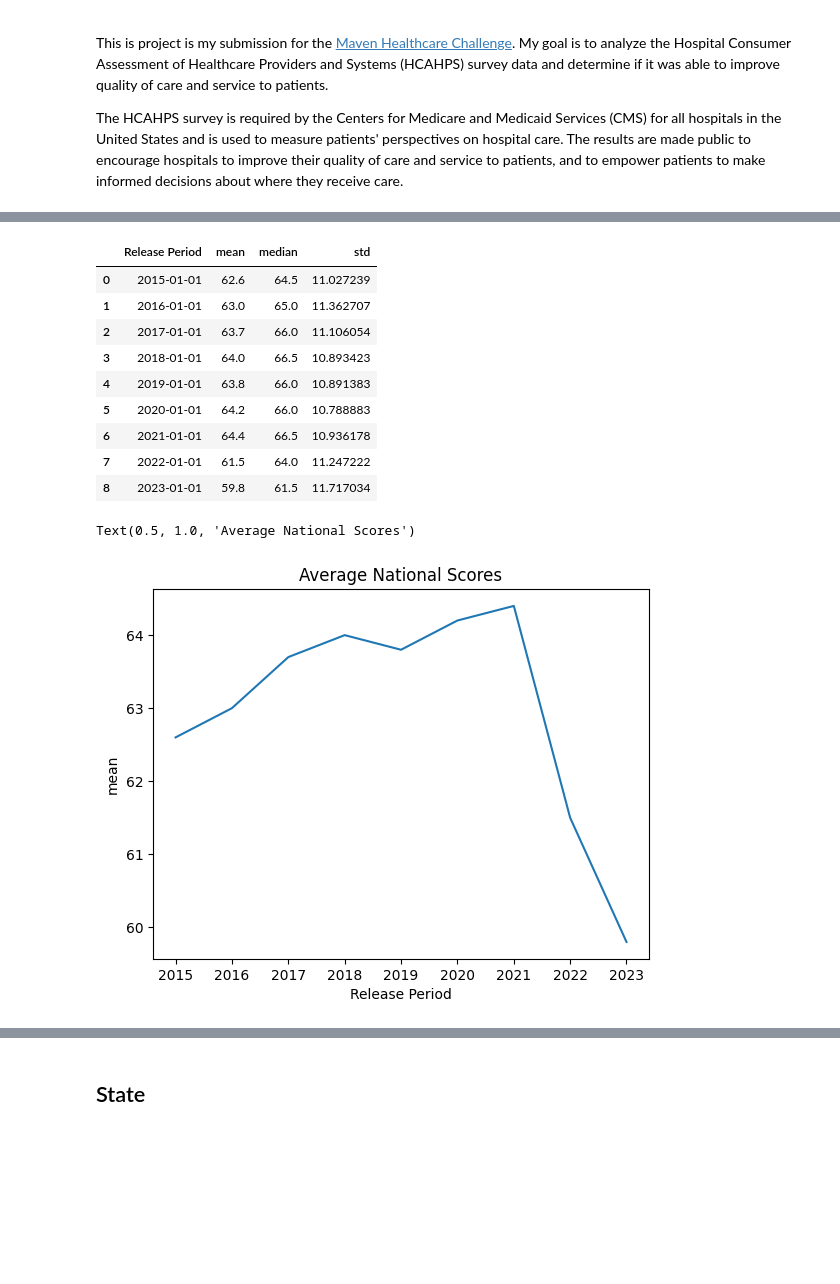
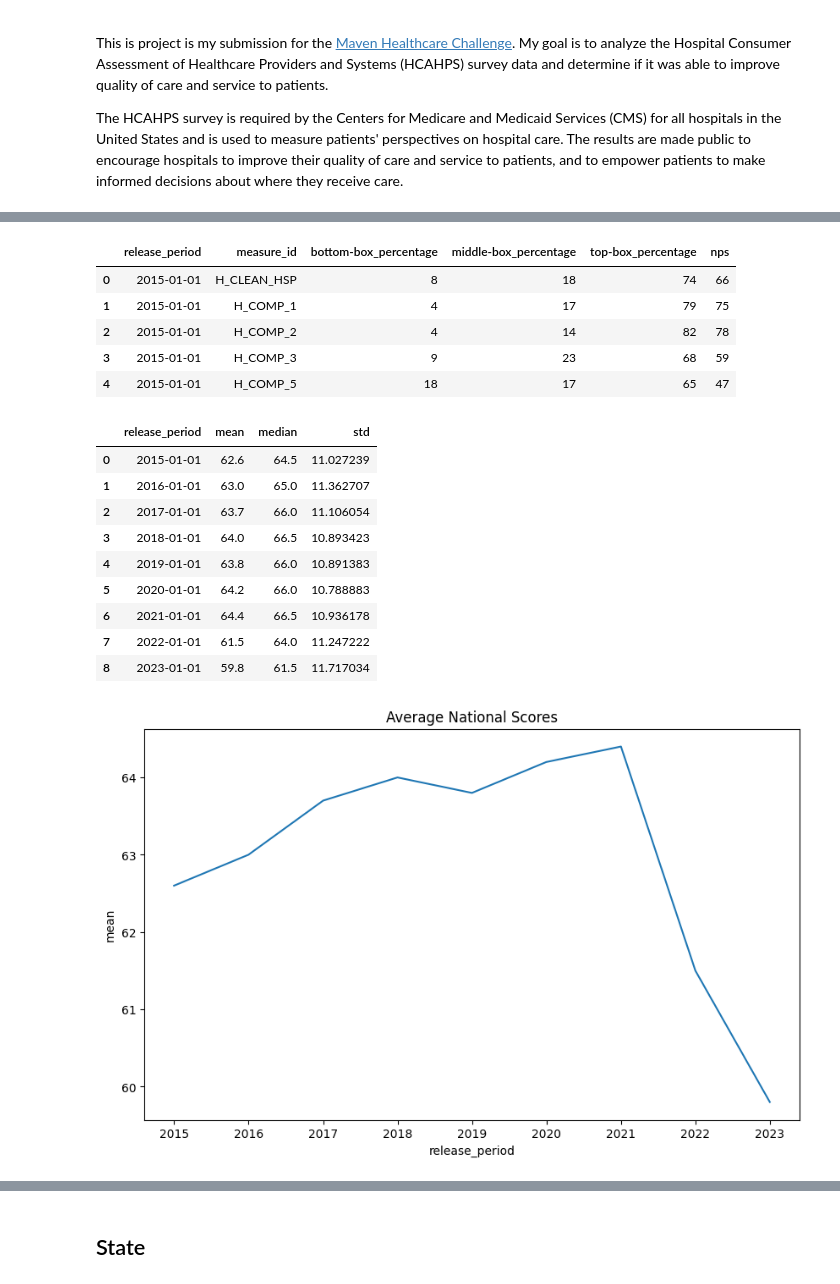
Before and after one commit to andyguo0228/maven_healthcare, a Jupyter notebook: maven_healthcare.ipynb, the cells around one changed output, grey strips where cells are left out. Drawn from its saved outputs; the diff is of its cells as text; code cells hidden in the pictures; blank space fills up the shorter version.

```diff
--- a/maven_healthcare.ipynb
+++ b/maven_healthcare.ipynb
@@ -54,17 +66,25 @@ The data was grouped by year and the mean top-box percentage was calculated, whi
 # %%
-national_results = dataframes['national_results']
+national_results = pd.read_csv('data_tables/national_results.csv')
 
 #Convert release period to datetime
 national_results['Release Period'] = pd.to_datetime(national_results['Release Period'].str.lstrip('07_'))
-national_results['nps'] = national_results['Top-box Percentage'] - national_results['Bottom-box Percentage']
+national_results.columns = national_results.columns.str.lower().str.replace(' ', '_')
+national_results['nps'] = national_results['top-box_percentage'] - national_results['bottom-box_percentage']
 
 national_results.head()
+# %% [output]
+|  | release_period | measure_id | bottom-box_percentage | middle-box_percentage | top-box_percentage | nps |
+| 0 | 2015-01-01 | H_CLEAN_HSP | 8 | 18 | 74 | 66 |
+| 1 | 2015-01-01 | H_COMP_1 | 4 | 17 | 79 | 75 |
+| 2 | 2015-01-01 | H_COMP_2 | 4 | 14 | 82 | 78 |
+| 3 | 2015-01-01 | H_COMP_3 | 9 | 23 | 68 | 59 |
+| 4 | 2015-01-01 | H_COMP_5 | 18 | 17 | 65 | 47 |
 # %%
 
-national_results_avg = national_results.groupby('Release Period')['nps'].agg(['mean', 'median', 'std']).reset_index()
+national_results_avg = national_results.groupby('release_period')['nps'].agg(['mean', 'median', 'std']).reset_index()
 national_results_avg
 # %% [output]
-|  | Release Period | mean | median | std |
+|  | release_period | mean | median | std |
 | 0 | 2015-01-01 | 62.6 | 64.5 | 11.027239 |
 | 1 | 2016-01-01 | 63.0 | 65.0 | 11.362707 |
 | 2 | 2017-01-01 | 63.7 | 66.0 | 11.106054 |
@@ -76,8 +96,9 @@ national_results_avg
 | 8 | 2023-01-01 | 59.8 | 61.5 | 11.717034 |
 # %%
 # Plot average national scores over time
-sns.lineplot(data=national_results_avg, x='Release Period', y='mean')
+plt.figure(figsize=(10, 6))
+sns.lineplot(data=national_results_avg, x='release_period', y='mean')
 plt.title('Average National Scores')
+plt.show()
 # %% [output]
-Text(0.5, 1.0, 'Average National Scores')
-[figure, old version]
+[figure, new version]
```
Also changed, not shown: parts of 16 cells of this notebook, 8 other files.
